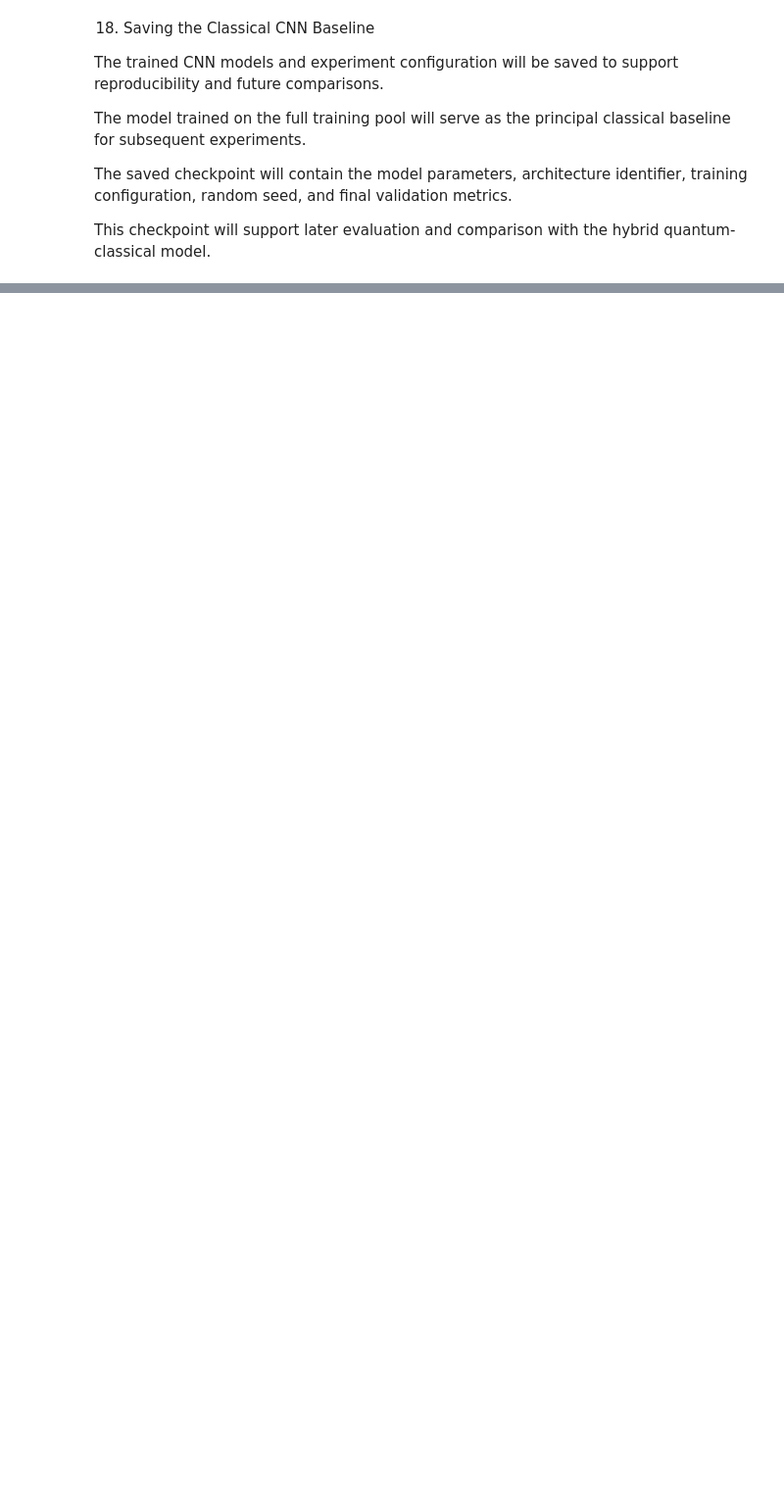
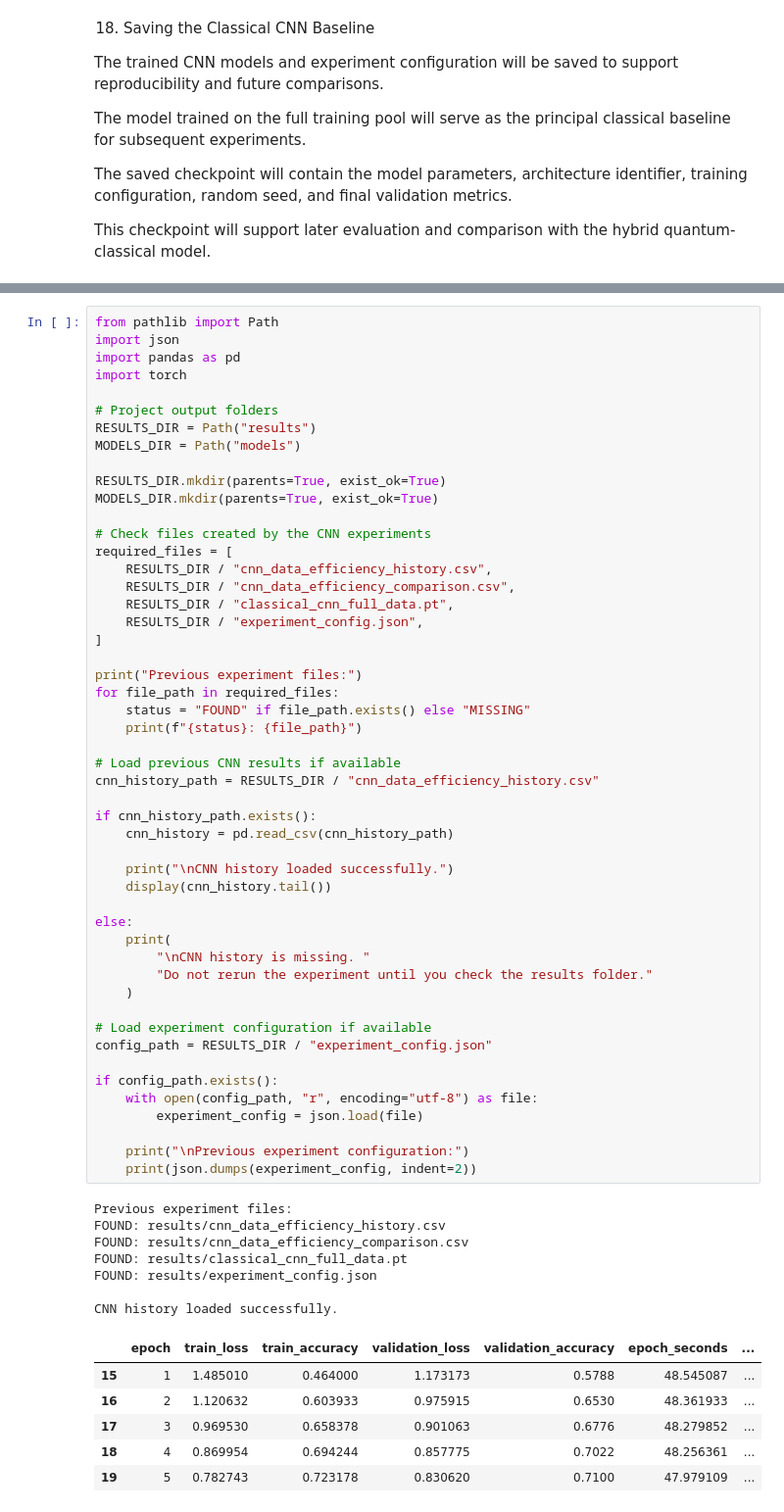
Before and after one commit to 202301070108-pixel/HQViT-Data-Efficiency-Study, a Jupyter notebook: HQViT_Data-Efficiency-Study.ipynb, the cells around one changed output, grey strips where cells are left out. Shown at 98% size. Drawn from its saved outputs; the diff is of its cells as text; blank space fills up the shorter version.

```diff
--- a/HQViT_Data-Efficiency-Study.ipynb
+++ b/HQViT_Data-Efficiency-Study.ipynb
@@ -1046,0 +1418,64 @@ print(
+# %%
+from pathlib import Path
+import json
+import pandas as pd
+import torch
+
+# Project output folders
+RESULTS_DIR = Path("results")
+MODELS_DIR = Path("models")
+
+RESULTS_DIR.mkdir(parents=True, exist_ok=True)
+MODELS_DIR.mkdir(parents=True, exist_ok=True)
+
+# Check files created by the CNN experiments
+required_files = [
+    RESULTS_DIR / "cnn_data_efficiency_history.csv",
+    RESULTS_DIR / "cnn_data_efficiency_comparison.csv",
+    RESULTS_DIR / "classical_cnn_full_data.pt",
+    RESULTS_DIR / "experiment_config.json",
+]
+
+print("Previous experiment files:")
+for file_path in required_files:
+    status = "FOUND" if file_path.exists() else "MISSING"
+    print(f"{status}: {file_path}")
+
+# Load previous CNN results if available
+cnn_history_path = RESULTS_DIR / "cnn_data_efficiency_history.csv"
+
+if cnn_history_path.exists():
+    cnn_history = pd.read_csv(cnn_history_path)
+
+    print("\nCNN history loaded successfully.")
+    display(cnn_history.tail())
+
+else:
+    print(
+        "\nCNN history is missing. "
+        "Do not rerun the experiment until you check the results folder."
+    )
+
+# Load experiment configuration if available
+config_path = RESULTS_DIR / "experiment_config.json"
+
+if config_path.exists():
+    with open(config_path, "r", encoding="utf-8") as file:
+        experiment_config = json.load(file)
+
+    print("\nPrevious experiment configuration:")
+    print(json.dumps(experiment_config, indent=2))
+# %% [output]
+Previous experiment files:
+FOUND: results/cnn_data_efficiency_history.csv
+FOUND: results/cnn_data_efficiency_comparison.csv
+FOUND: results/classical_cnn_full_data.pt
+FOUND: results/experiment_config.json
+
+CNN history loaded successfully.
+|  | epoch | train_loss | train_accuracy | validation_loss | validation_accuracy | epoch_seconds | ... |
+| 15 | 1 | 1.485010 | 0.464000 | 1.173173 | 0.5788 | 48.545087 | ... |
+| 16 | 2 | 1.120632 | 0.603933 | 0.975915 | 0.6530 | 48.361933 | ... |
+| 17 | 3 | 0.969530 | 0.658378 | 0.901063 | 0.6776 | 48.279852 | ... |
+| 18 | 4 | 0.869954 | 0.694244 | 0.857775 | 0.7022 | 48.256361 | ... |
+| 19 | 5 | 0.782743 | 0.723178 | 0.830620 | 0.7100 | 47.979109 | ... |
```
Also changed, not shown: parts of 80 cells of this notebook, 26 other files.
